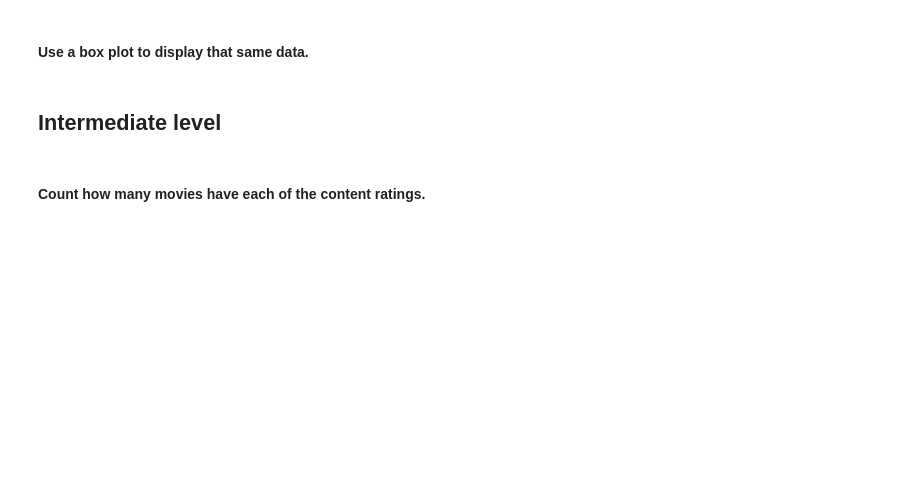
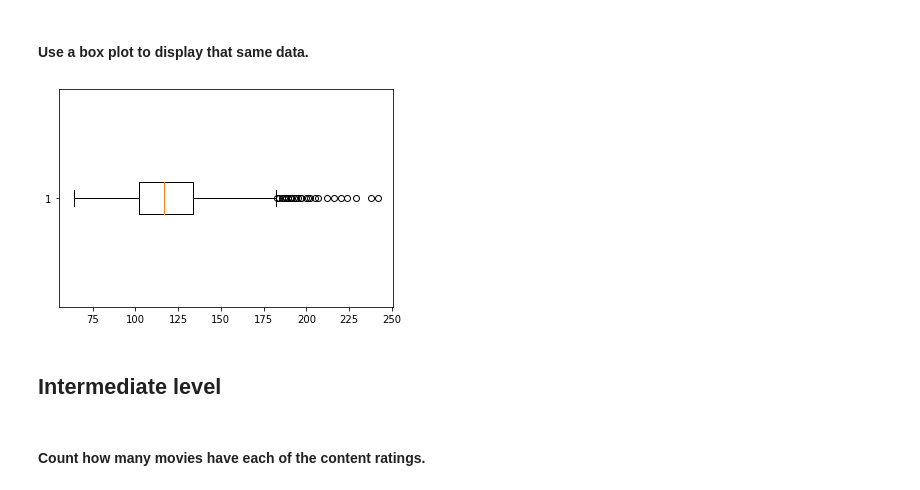
Before and after one commit to Brian-Hasbrouck/brians-ga-repo, a Jupyter notebook: Homework/Unit1/project-eda-imdb.ipynb, the cells around one changed output. Cells and saved outputs as stored; diff of their text form; code cells hidden in the pictures; blank space fills up the shorter version.

```diff
--- a/Homework/Unit1/project-eda-imdb.ipynb
+++ b/Homework/Unit1/project-eda-imdb.ipynb
@@ -60,3 +117,8 @@ movies.head()
+# %%
+# Answer:
+plt.boxplot(movies['duration'], vert = False);
+# %% [output]
+[figure, added]
 # %% [markdown]
 ## Intermediate level
 # %% [markdown]
```
Also changed, not shown: parts of 39 cells of this notebook.
